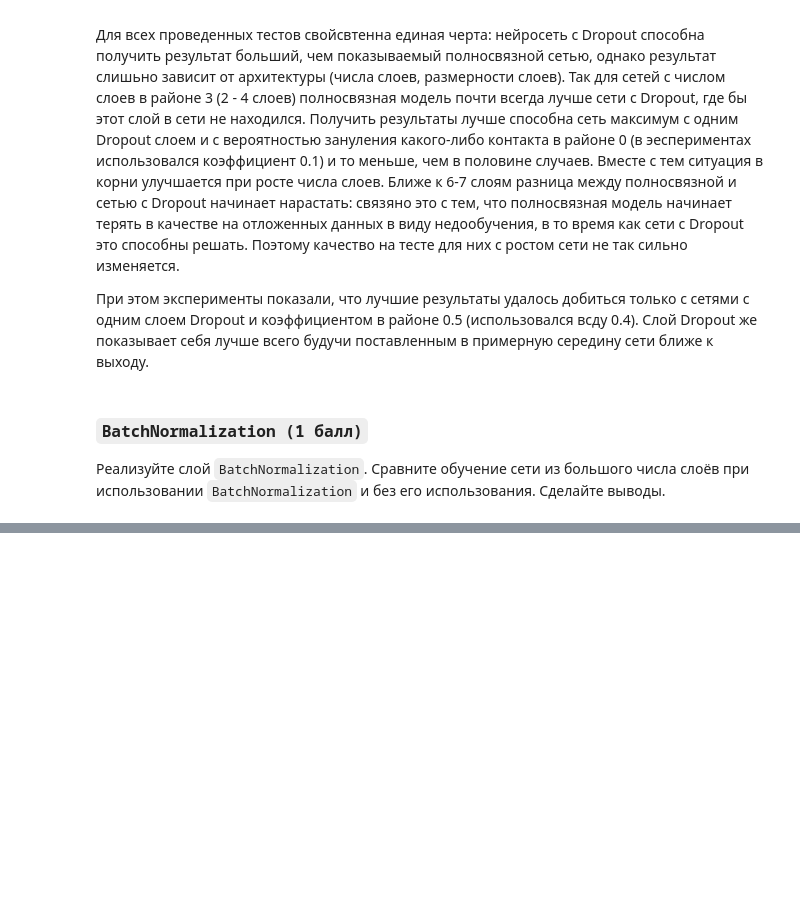
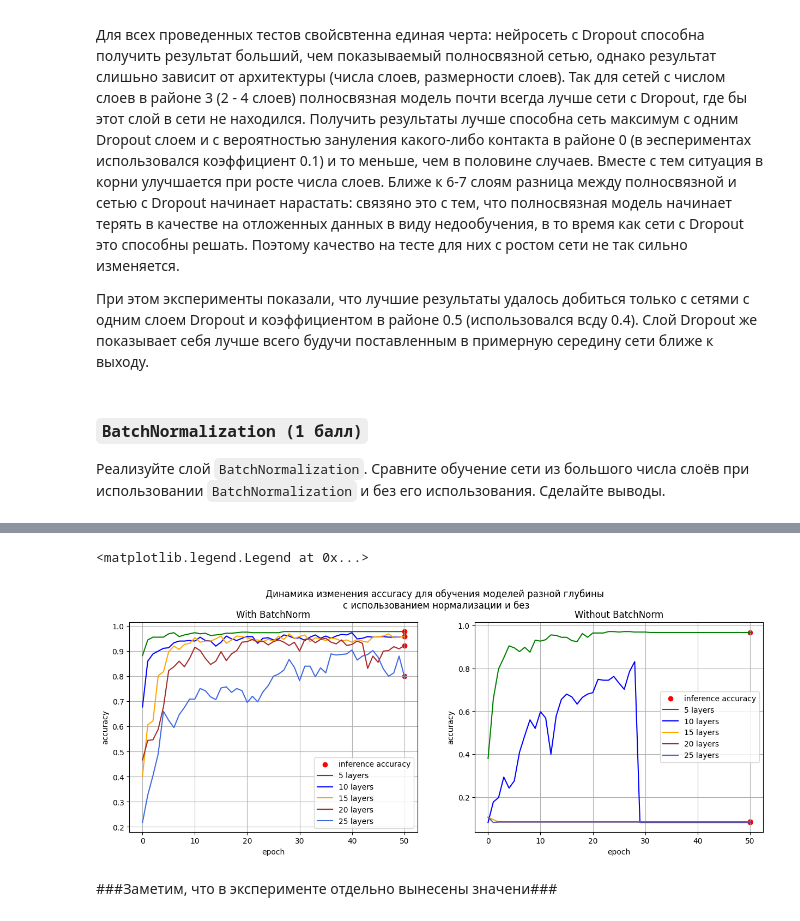
Before and after one commit to Dont4rootMe/Dense-NN, a Jupyter notebook: dense-NN.ipynb, the cells around one changed output, grey strips where cells are left out. Drawn from its saved outputs; the diff is of its cells as text; code cells hidden in the pictures; blank space fills up the shorter version.

Commit message:
BatchNorm implementation is complete

```diff
--- a/dense-NN.ipynb
+++ b/dense-NN.ipynb
@@ -5230,7 +5241,7 @@ def Adam(fun, x0, args, **kwargs) -> OptimizeResult:
     jac = kwargs['jac']
     batch_size = kwargs['batch_size']
     min_margin = kwargs['min_margin']if \
-        'min_margin' in kwargs.keys() else 0.001
+        'min_margin' in kwargs.keys() else 1e-8
     random_state = kwargs['random_state'] if \
         'random_state' in kwargs.keys() else 42
 
@@ -5270,8 +5281,7 @@ def Adam(fun, x0, args, **kwargs) -> OptimizeResult:
             weights = weights - alpha * m_ / ((v_ ** 0.5) + 0.00001)
 
         callback(weights)
-
-        if min_margin and abs(prev_loss - loss) < min_margin:
+        if min_margin is not None and abs(prev_loss - loss) < min_margin:
             break
         else:
             prev_loss = loss
@@ -5549,11 +5566,10 @@ res = minimize(
 
 preds_test = predict(network, X_test)
 test_accuracy = accuracy_score(y_test, preds_test)
-print(f'Dense: {dense_sgd.test_acc[-1]      :.5f}, \t inference: {test_accuracy:.5f}')
+print(f'Dense: {dense_sgd.test_acc[-1]:.5f}, \t inference: {test_accuracy:.5f}')
 
-for layer in network_dropout:
-    if isinstance(layer, Dropout):
-        layer.inference()
+network_dropout = inference(network_dropout)
+
 preds_test = predict(network_dropout, X_test)
 test_accuracy = accuracy_score(y_test, preds_test)
 print(f'Dropout with droped: {
@@ -5753,0 +5653,8 @@ NameError: name 'Dense' is not defined
+# %%
+def inference(network: list):
+    for layer in network:
+        if isinstance(layer, Dropout):
+            layer.inference()
+        if isinstance(layer, BatchNormalization):
+            layer.inference()
+    return network
@@ -5753,0 +5736,46 @@ NameError: name 'Dense' is not defined
+# %%
+fig, axes = plt.subplots(1, 2, figsize=(15, 5))
+title = fig.suptitle(
+    'Динамика изменения accuracy для обучения моделей разной глубины \nс использованием нормализации и без')
+
+title.set_position((0.5, 1.001))
+
+axes[0].set_title('With BatchNorm')
+axes[0].grid()
+axes[1].set_title('Without BatchNorm')
+axes[1].grid()
+axes[0].set_ylabel('accuracy')
+axes[1].set_ylabel('accuracy')
+axes[0].set_xlabel('epoch')
+axes[1].set_xlabel('epoch')
+
+layer_map = {
+    5: 'green',
+    10: 'blue',
+    15: 'orange',
+    20: 'brown',
+    25: 'royalblue'
+}
+
+for i, (layer, arr, final) in enumerate(with_bn):
+    arr.append(final)
+    axes[0].scatter(50, final, c='red', label='_' if i !=
+                    0 else '' + 'inference accuracy')
+    axes[0].plot(np.arange(51), arr[:51],
+                 c=layer_map[layer], label=f'{layer} layers')
+
+axes[0].legend()
+
+for i, (layer, arr, final) in enumerate(without_bn):
+    arr.append(final)
+    axes[1].scatter(50, final, c='red', label='_' if i !=
+                    0 else '' + 'inference accuracy')
+    axes[1].plot(np.arange(51), arr[:51],
+                 c=layer_map[layer], label=f'{layer} layers')
+
+axes[1].legend()
+# %% [output]
+<matplotlib.legend.Legend at 0x...>
+[figure, added]
+# %% [markdown]
+###Заметим, что в эксперименте отдельно вынесены значени###
```
Also changed, not shown: parts of 21 cells of this notebook.
